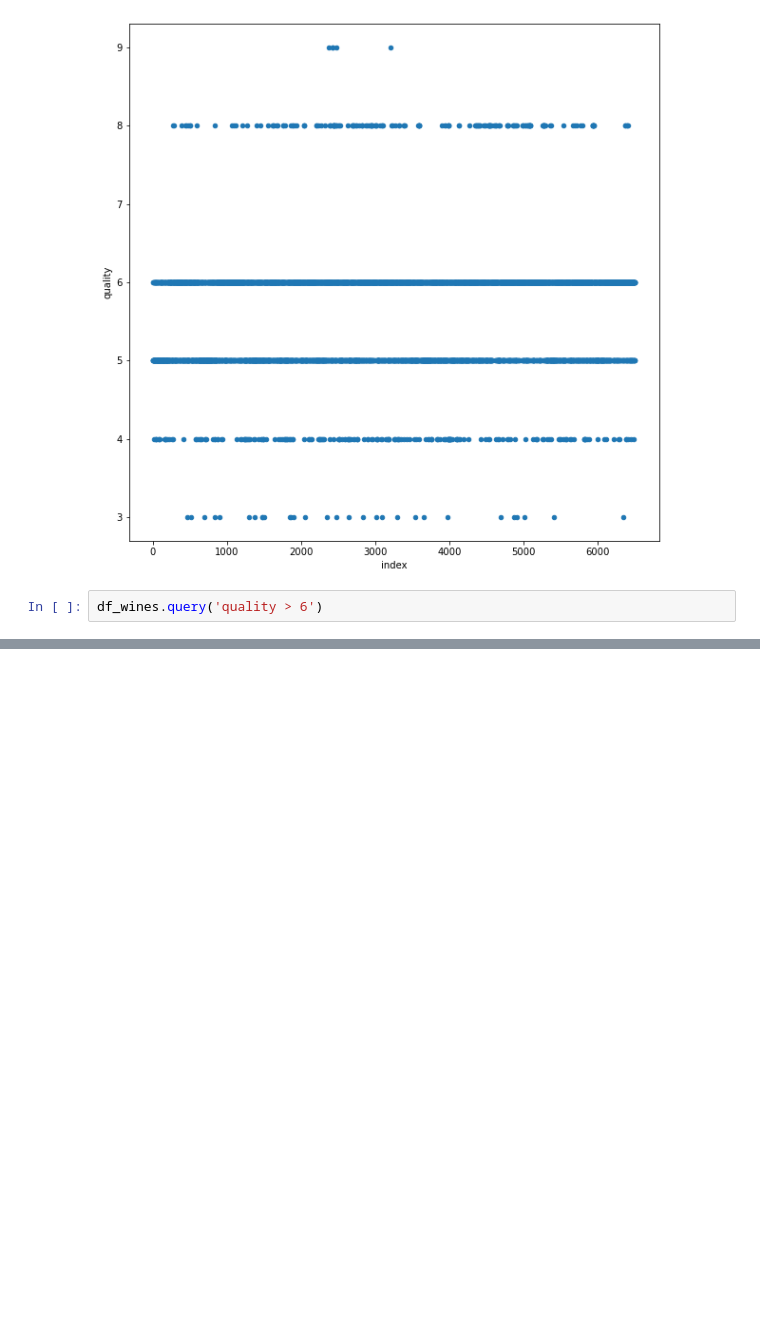
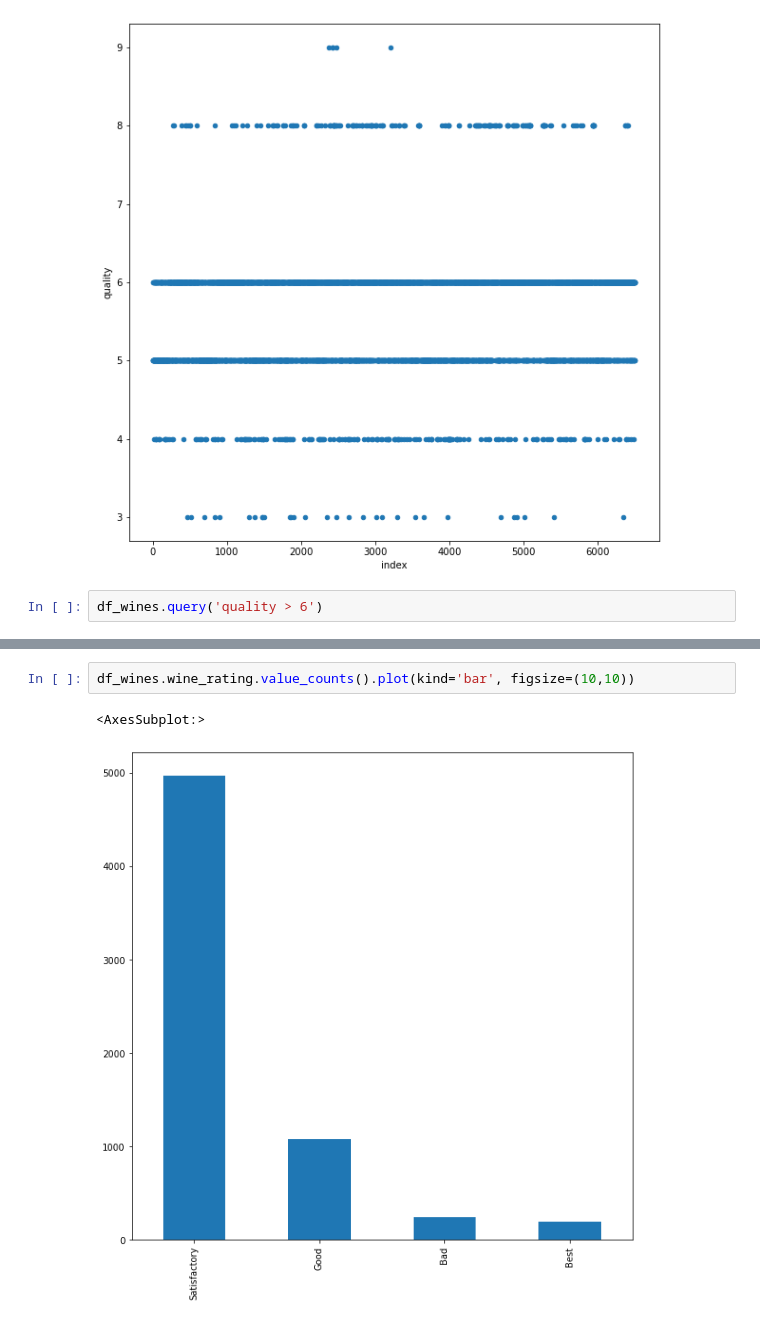
Before and after one commit to kurosakiaduma/wines_samples, a Jupyter notebook: combinedset.ipynb, the cells around one changed output, grey strips where cells are left out. Saved outputs shown, nothing was run; the diff lists cells and outputs as text; blank space fills up the shorter version.

```diff
--- a/combinedset.ipynb
+++ b/combinedset.ipynb
@@ -408,0 +416,5 @@ df_wines
+# %%
+df_wines.wine_rating.value_counts().plot(kind='bar', figsize=(10,10))
+# %% [output]
+<AxesSubplot:>
+[figure, added]
```
Also changed, not shown: parts of 49 cells of this notebook.
